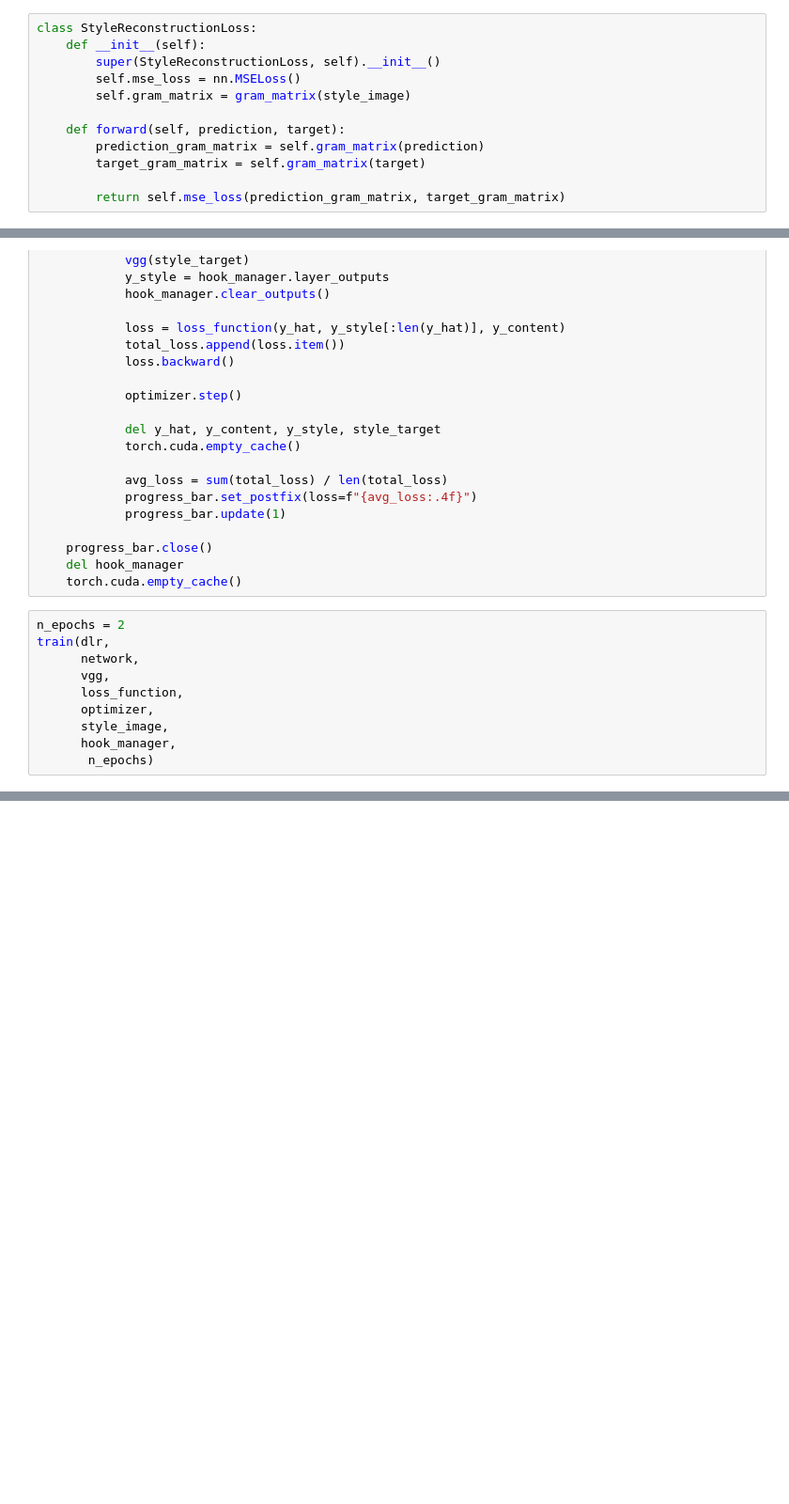
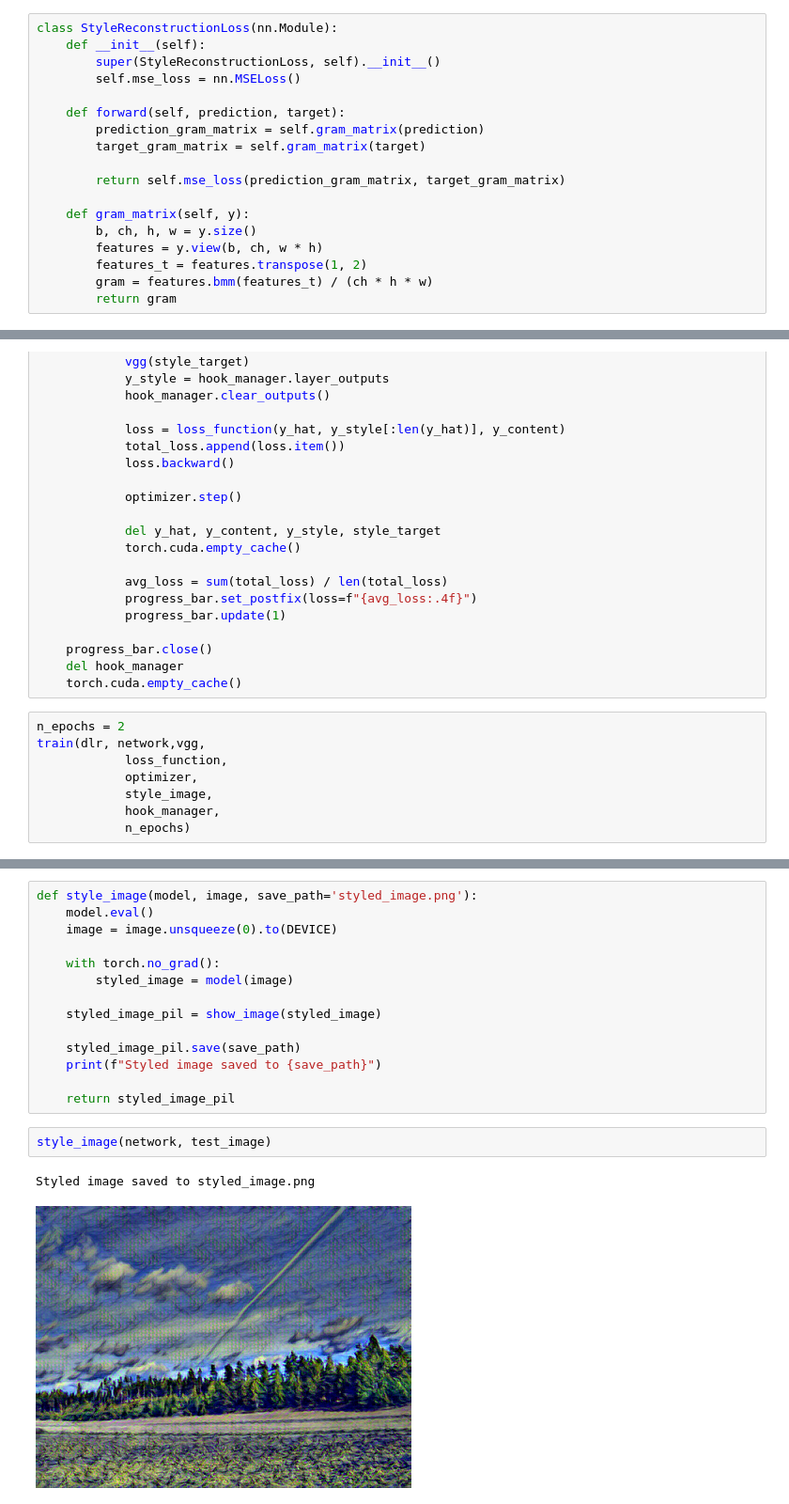
Before and after one commit to emanalytic/Perceptual-Losses-Neural-Style-Transfer, a Jupyter notebook: notebooks/experimentation_v02.ipynb, the cells around one changed output, grey strips where cells are left out. Shown at 94% size. Saved outputs shown, nothing was run; the diff lists cells and outputs as text; blank space fills up the shorter version.

```diff
--- a/notebooks/experimentation_v02.ipynb
+++ b/notebooks/experimentation_v02.ipynb
@@ -371,15 +467,21 @@ def gram_matrix(y):
 # %%
-class StyleReconstructionLoss:
+class StyleReconstructionLoss(nn.Module):
     def __init__(self):
         super(StyleReconstructionLoss, self).__init__()
         self.mse_loss = nn.MSELoss()
-        self.gram_matrix = gram_matrix(style_image)
 
     def forward(self, prediction, target):
         prediction_gram_matrix = self.gram_matrix(prediction)
         target_gram_matrix = self.gram_matrix(target)
 
         return self.mse_loss(prediction_gram_matrix, target_gram_matrix)
+
+    def gram_matrix(self, y):
+        b, ch, h, w = y.size()
+        features = y.view(b, ch, w * h)
+        features_t = features.transpose(1, 2)
+        gram = features.bmm(features_t) / (ch * h * w)
+        return gram
 # %% [markdown]
 # Final Loss (Perceptual Loss)
 # %%
@@ -471,11 +574,9 @@ def train(
     torch.cuda.empty_cache()
 # %%
 n_epochs = 2
-train(dlr,
-      network,
-      vgg,
-      loss_function,
-      optimizer,
-      style_image,
-      hook_manager,
-       n_epochs)
+train(dlr, network,vgg,
+            loss_function,
+            optimizer,
+            style_image,
+            hook_manager,
+            n_epochs)
@@ -481,0 +616,19 @@ train(dlr,
+# %%
+def style_image(model, image, save_path='styled_image.png'):
+    model.eval()
+    image = image.unsqueeze(0).to(DEVICE)
+
+    with torch.no_grad():
+        styled_image = model(image)
+
+    styled_image_pil = show_image(styled_image)
+
+    styled_image_pil.save(save_path)
+    print(f"Styled image saved to {save_path}")
+
+    return styled_image_pil
+# %%
+style_image(network, test_image)
+# %% [output]
+Styled image saved to styled_image.png
+[figure, added]
```
Also changed, not shown: parts of 22 cells of this notebook.
